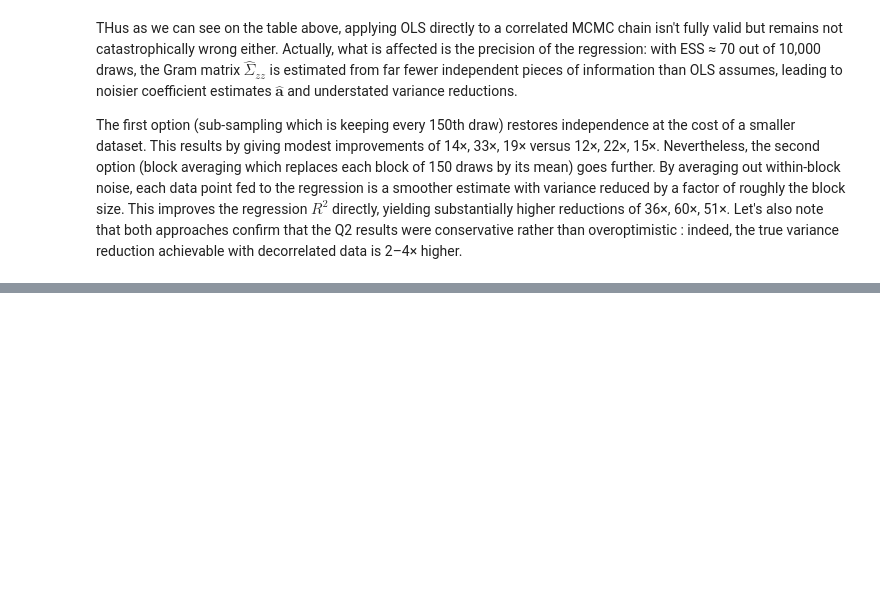
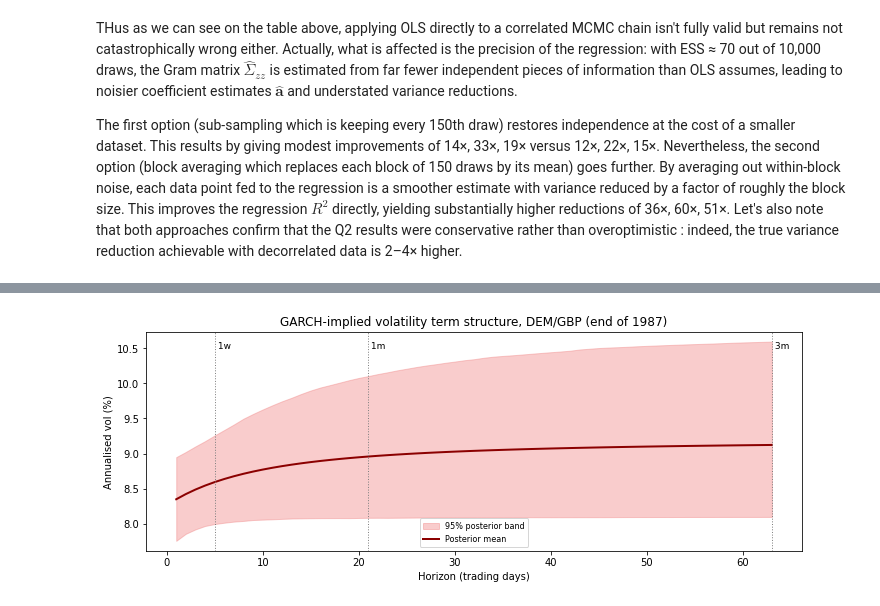
Before and after one commit to ralphndr/Control-variates-for-a-GARCH-model, a Jupyter notebook: src/code.ipynb, the cells around one changed output, grey strips where cells are left out. Cells and saved outputs as stored; diff of their text form; code cells hidden in the pictures; blank space fills up the shorter version.

```diff
--- a/src/code.ipynb
+++ b/src/code.ipynb
@@ -1202,0 +1280,22 @@ In short, the box-plots confirm that the improvement from control variates is ro
+# %%
+# Term structure curve with 95% posterior band
+
+horizons = np.arange(1, 64)
+curves = np.array([annualised_vol(h_next, h_bar, p, H) for H in horizons])   # (63, N)
+band_lo, band_hi = np.percentile(curves, [2.5, 97.5], axis=1)
+
+fig, ax = plt.subplots(figsize=(10, 4))
+ax.fill_between(horizons, band_lo, band_hi, color='lightcoral', alpha=0.4, label='95% posterior band')
+ax.plot(horizons, curves.mean(axis=1), color='darkred', lw=2, label='Posterior mean')
+for name, H in HORIZONS.items():
+    ax.axvline(H, color='grey', ls=':', lw=1)
+    ax.text(H, band_hi.max(), f' {name}', va='top', fontsize=9)
+ax.set_xlabel('Horizon (trading days)')
+ax.set_ylabel('Annualised vol (%)')
+ax.set_title('GARCH-implied volatility term structure, DEM/GBP (end of 1987)')
+ax.legend(fontsize=8)
+plt.tight_layout()
+plt.savefig('../img/vol_term_structure.png', dpi=200, bbox_inches='tight')
+plt.show()
+# %% [output]
+[figure, added]
```
Also changed, not shown: parts of 19 cells of this notebook, 16 other files.
